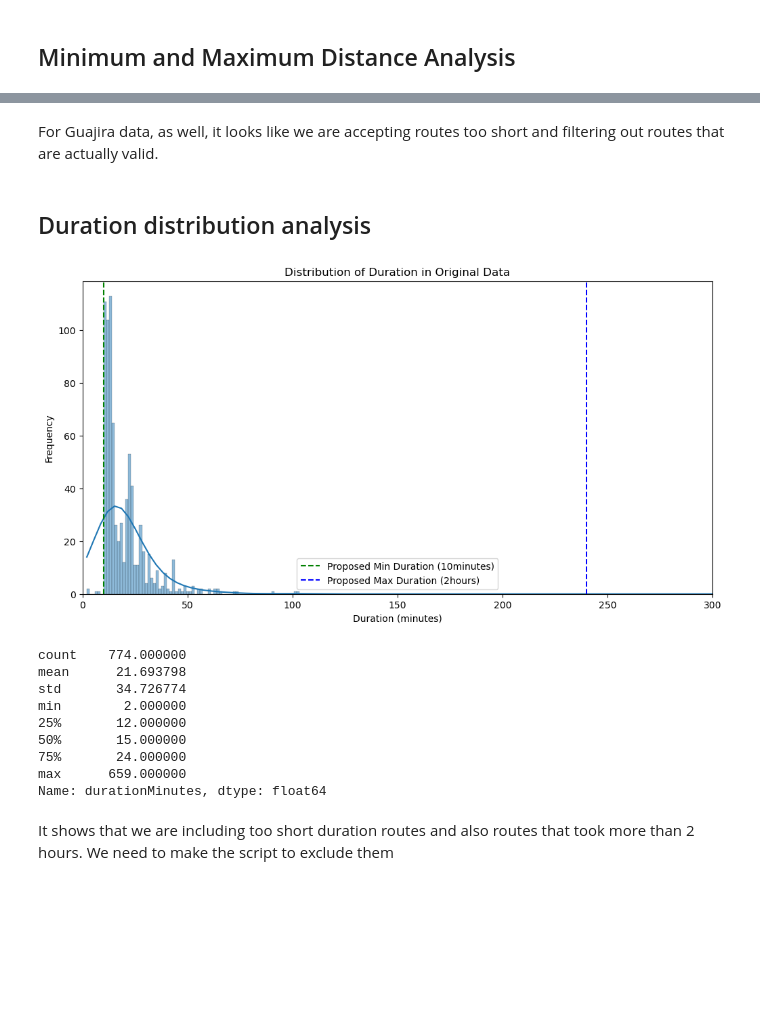
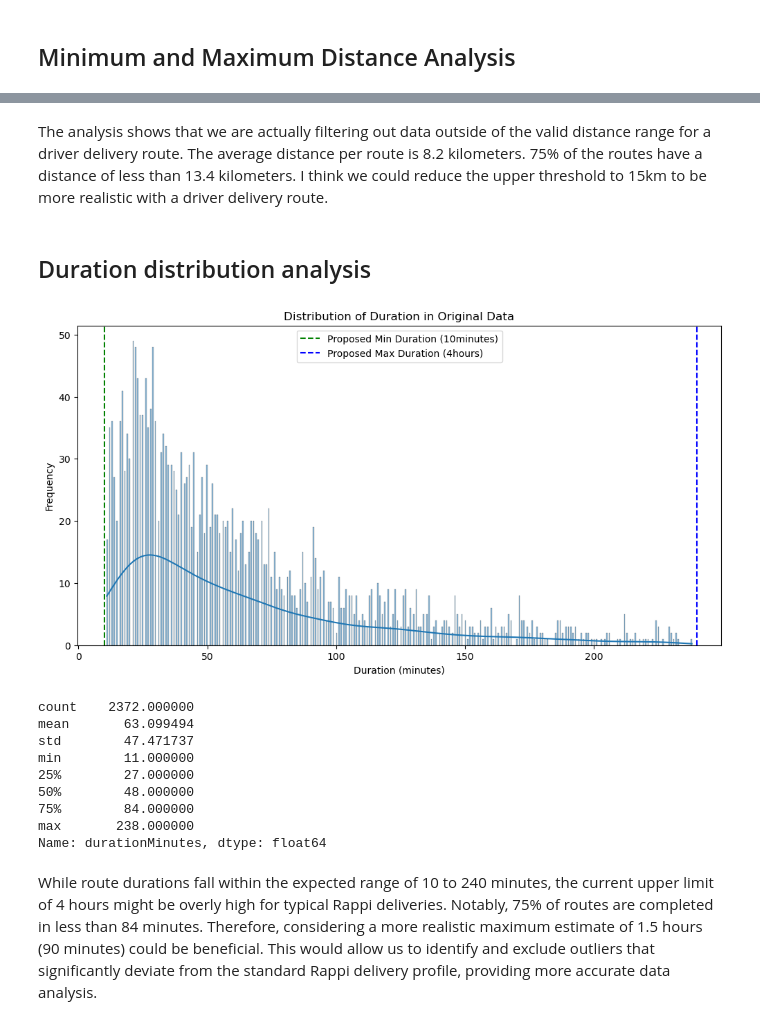
Before and after one commit to rodacreditos/celo_delivery_drivers_chain, a Jupyter notebook: result_processed_tribu_data_analysis.ipynb, the cells around one changed output, grey strips where cells are left out. Drawn from its saved outputs; the diff is of its cells as text; code cells hidden in the pictures; blank space fills up the shorter version.

```diff
--- a/result_processed_tribu_data_analysis.ipynb
+++ b/result_processed_tribu_data_analysis.ipynb
@@ -154,7 +116,6 @@ original_df = pd.read_csv("./results/datos_guajira_processed.csv")
 original_df['timestampStart'] = pd.to_datetime(original_df['timestampStart'], format=OUTPUT_DATETIME_FORMAT)
 original_df['timestampEnd'] = pd.to_datetime(original_df['timestampEnd'], format=OUTPUT_DATETIME_FORMAT)
 original_df['date'] = original_df['timestampStart'].dt.strftime("%Y-%m-%d")
-original_df['durationMinutes'] = (original_df['timestampEnd'] - original_df['timestampStart']).dt.total_seconds() / 60
 # %% [markdown]
 ## Number of Delivery Routes per Day, per Device
 # %%
@@ -248,38 +175,38 @@ Name: measuredDistance, dtype: float64
-# %% [markdown]
-For Guajira data, as well, it looks like we are accepting routes too short and filtering out routes that are actually valid.
+# %% [markdown]
+The analysis shows that we are actually filtering out data outside of the valid distance range for a driver delivery route. The average distance per route is 8.2 kilometers. 75% of the routes have a distance of less than 13.4 kilometers. I think we could reduce the upper threshold to 15km to be more realistic with a driver delivery route.
 # %% [markdown]
 ## Duration distribution analysis
 # %%
 # Analyzing the distribution of measured distances
 plt.figure(figsize=(12, 6))
 sns.histplot(original_df['durationMinutes'], bins=500, kde=True)
 plt.title('Distribution of Duration in Original Data')
 plt.xlabel('Duration (minutes)')
 plt.ylabel('Frequency')
 
 # Setting x-axis limits to focus on the area with more routes
 # For example, focusing on distances less than 500 meters
-plt.xlim(0, 300)
+#plt.xlim(0, 300)
 
 # initial and proposed thresholds
 plt.axvline(10, color='g', linestyle='--', label='Proposed Min Duration (10minutes)')
-plt.axvline(240, color='b', linestyle='--', label='Proposed Max Duration (2hours)')
+plt.axvline(240, color='b', linestyle='--', label='Proposed Max Duration (4hours)')
 plt.legend()
 plt.show()
 
 # Display basic statistical details of the measured distances
 distance_stats = original_df['durationMinutes'].describe()
 print(distance_stats)
 # %% [output]
-[figure, old version]
+[figure, new version]
-count    774.000000
-mean      21.693798
-std       34.726774
-min        2.000000
-25%       12.000000
-50%       15.000000
-75%       24.000000
-max      659.000000
+count    2372.000000
+mean       63.099494
+std        47.471737
+min        11.000000
+25%        27.000000
+50%        48.000000
+75%        84.000000
+max       238.000000
 Name: durationMinutes, dtype: float64
-# %% [markdown]
-It shows that we are including too short duration routes and also routes that took more than 2 hours. We need to make the script to exclude them
+# %% [markdown]
+While route durations fall within the expected range of 10 to 240 minutes, the current upper limit of 4 hours might be overly high for typical Rappi deliveries. Notably, 75% of routes are completed in less than 84 minutes. Therefore, considering a more realistic maximum estimate of 1.5 hours (90 minutes) could be beneficial. This would allow us to identify and exclude outliers that significantly deviate from the standard Rappi delivery profile, providing more accurate data analysis.
```
Also changed, not shown: parts of 14 cells of this notebook.
